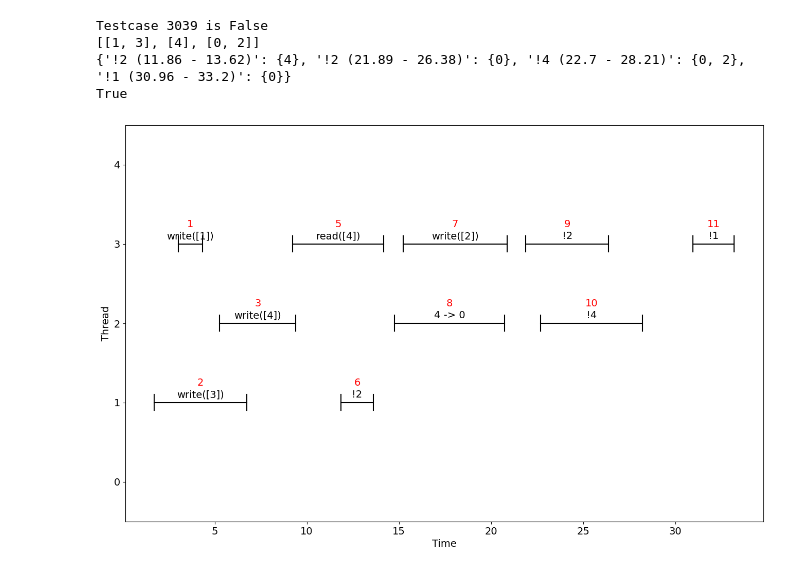
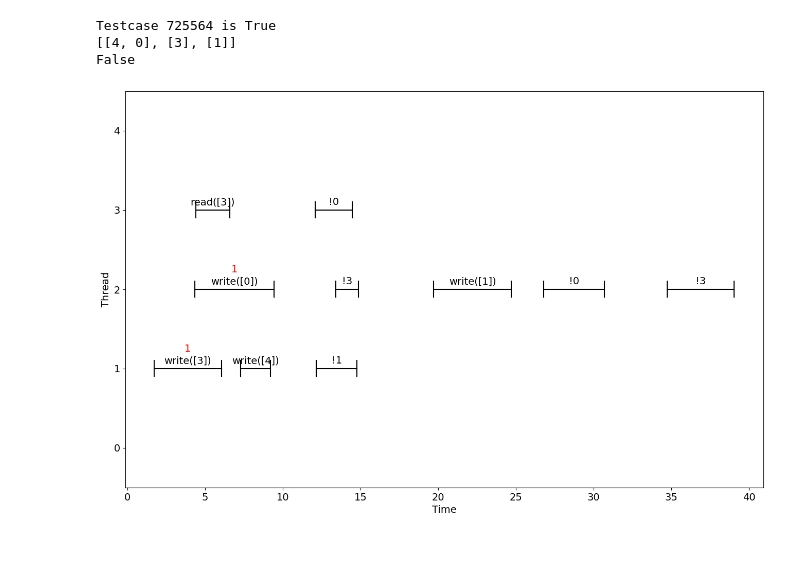
Before and after one commit to Pylyr/thesis-concurrency, a Jupyter notebook: linearization.ipynb, the cells around one changed output. Cells and saved outputs as stored; diff of their text form; code cells hidden in the pictures.

```diff
--- a/linearization.ipynb
+++ b/linearization.ipynb
@@ -64,7 +60,7 @@ def linearize_io(spec: List[Call], verbose=False):
             print("io_check failed")
         return False
 
-    blocks = hp.make_blocks(intervals, true_cas_var_groups)
+    blocks = hp.make_blocks(sort_by_var, intervals, true_cas_var_groups)
 
     false_cas_var_resolver = hp.get_false_cas_resolvers(sort_by_var, false_cases, blocks, writes, intervals)
 
@@ -168,18 +164,17 @@ First failed: 3039, 57684, 64938, 80607, 93435, 129259, 131691, 153127, 157031,
 [interactive output not drawn]
 # %%
-i = 3039
+i = 725564
 testcase, res = copy.deepcopy(test[i])
 print(f"Testcase {i} is {res}")
-print(linearize_io(testcase, verbose=True))
+print(linearize_io(testcase, verbose=False))
 # sol = linearize_generic(testcase, StateIO())
 # visualize_history(testcase)
 visualize_history(testcase)
 # %% [output]
-Testcase 3039 is False
-[[1, 3], [4], [0, 2]]
-{'!2 (11.86 - 13.62)': {4}, '!2 (21.89 - 26.38)': {0}, '!4 (22.7 - 28.21)': {0, 2}, '!1 (30.96 - 33.2)': {0}}
-True
+Testcase 725564 is True
+[[4, 0], [3], [1]]
+False
-[figure, old version]
+[figure, new version]
 [interactive output not drawn]
 # %%
 testcase, res = copy.deepcopy(test[i])
```
Also changed, not shown: parts of 3 cells of this notebook, 1 other file.
